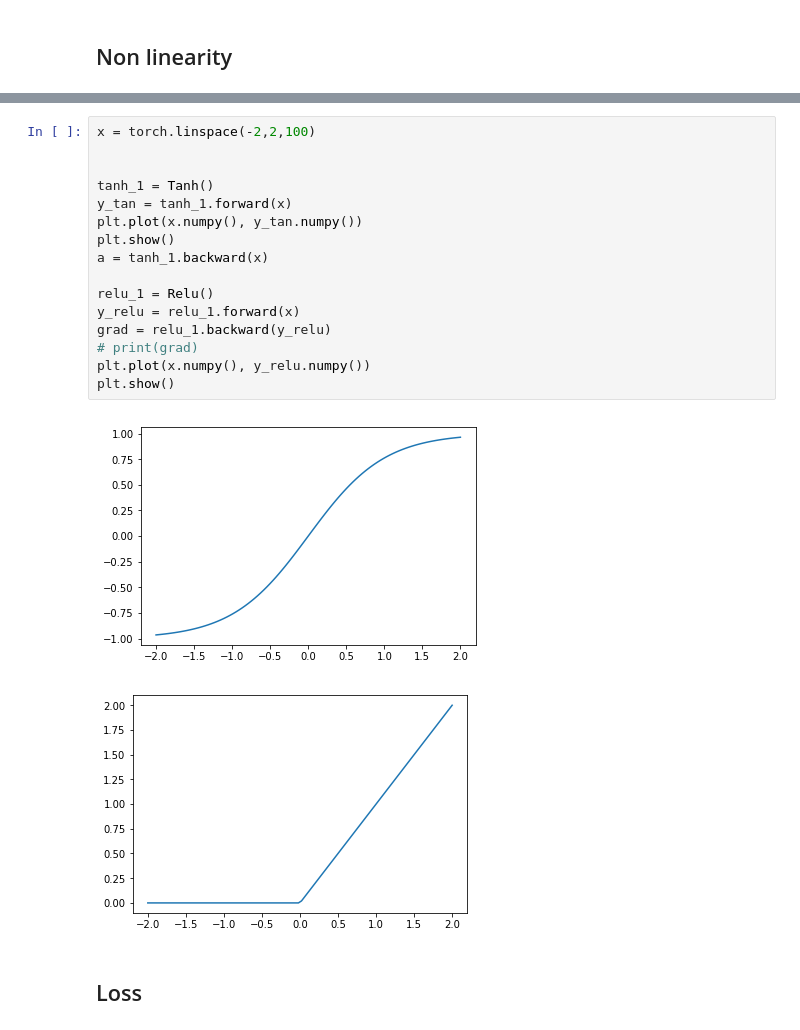
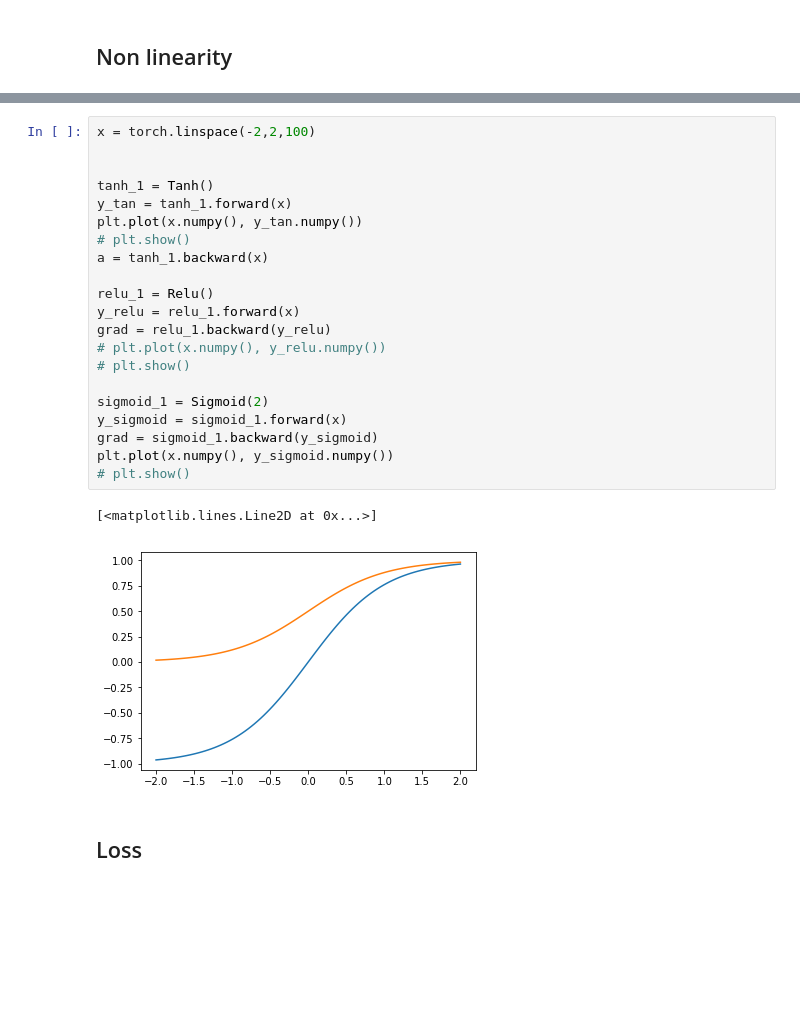
Before and after one commit to natbolon/DL, a Jupyter notebook: Project2/eugène.ipynb, the cells around one changed output, grey strips where cells are left out. Cells and saved outputs as stored; diff of their text form; blank space fills up the shorter version.

```diff
--- a/Project2/eugène.ipynb
+++ b/Project2/eugène.ipynb
@@ -131,22 +159,27 @@ class Relu(Activation):
 # %%
 x = torch.linspace(-2,2,100)
 
 
 tanh_1 = Tanh()
 y_tan = tanh_1.forward(x)
 plt.plot(x.numpy(), y_tan.numpy())
-plt.show()
+# plt.show()
 a = tanh_1.backward(x)
 
 relu_1 = Relu()
 y_relu = relu_1.forward(x)
 grad = relu_1.backward(y_relu)
-# print(grad)
-plt.plot(x.numpy(), y_relu.numpy())
-plt.show()
+# plt.plot(x.numpy(), y_relu.numpy())
+# plt.show()
+
+sigmoid_1 = Sigmoid(2)
+y_sigmoid = sigmoid_1.forward(x)
+grad = sigmoid_1.backward(y_sigmoid)
+plt.plot(x.numpy(), y_sigmoid.numpy())
+# plt.show()
 # %% [output]
+[<matplotlib.lines.Line2D at 0x...>]
-[figure, old version]
+[figure, new version]
-[figure, removed]
 # %% [markdown]
 ## Loss
 # %%
```
Also changed, not shown: parts of 16 cells of this notebook.
